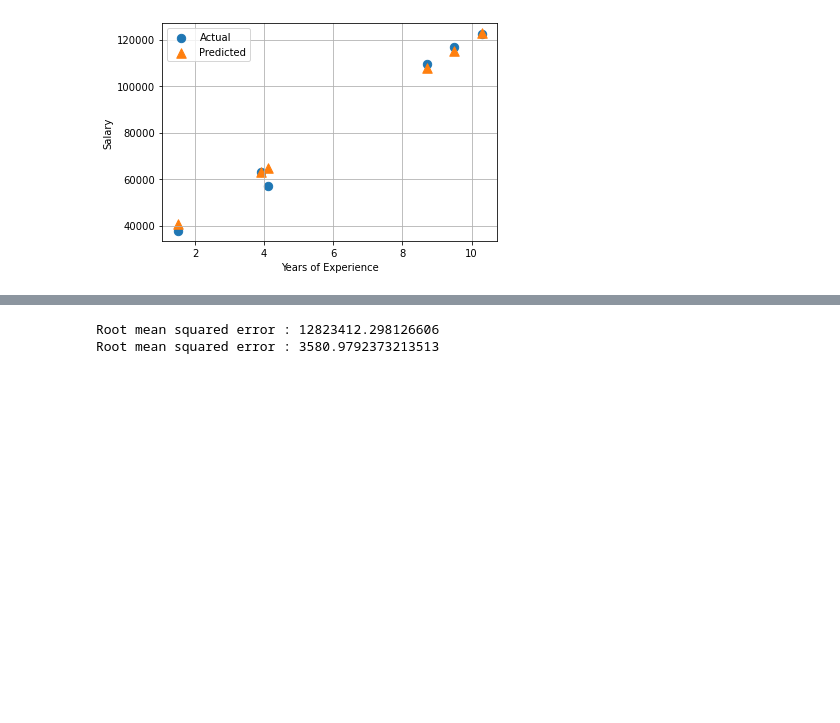
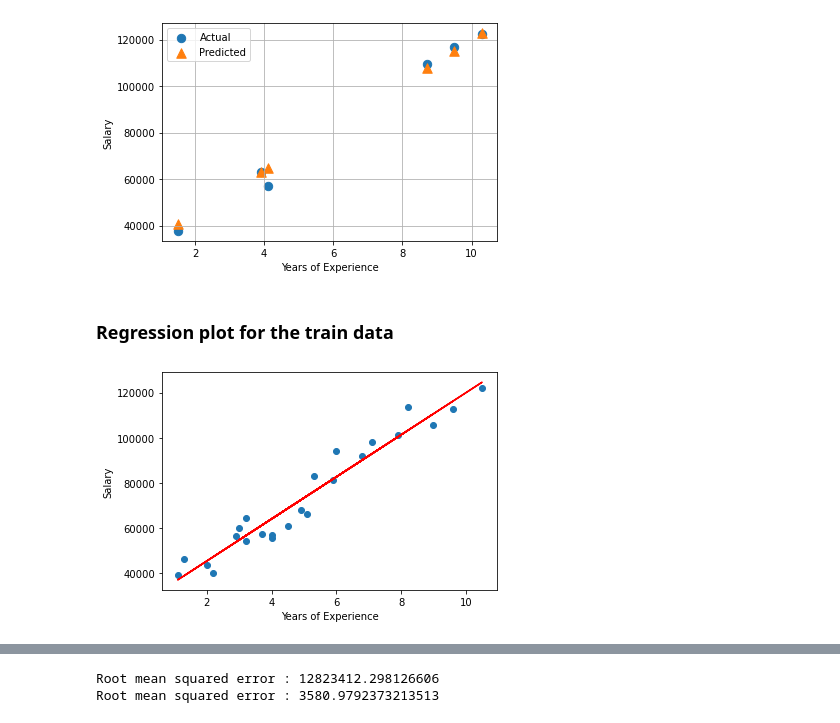
Before and after one commit to memphis95/Machine-Learning, a Jupyter notebook: Linear Regression/Linear Regression.ipynb, the cells around one changed output, grey strips where cells are left out. Drawn from its saved outputs; the diff is of its cells as text; code cells hidden in the pictures; blank space fills up the shorter version.

Commit message:
panda plots examples

```diff
--- a/Linear Regression/Linear Regression.ipynb
+++ b/Linear Regression/Linear Regression.ipynb
@@ -198,3 +200,13 @@ plt.grid();
 plt.show();
 # %% [output]
 [figure]
+# %% [markdown]
+### Regression plot for the train data
+# %%
+plt.scatter(X_train,y_train)
+plt.plot(X_train, regressor.predict(X_train), color="red")
+plt.xlabel("Years of Experience")
+plt.ylabel("Salary")
+plt.show()
+# %% [output]
+[figure, added]
```
Also changed, not shown: parts of 3 cells of this notebook, 3 other files.
